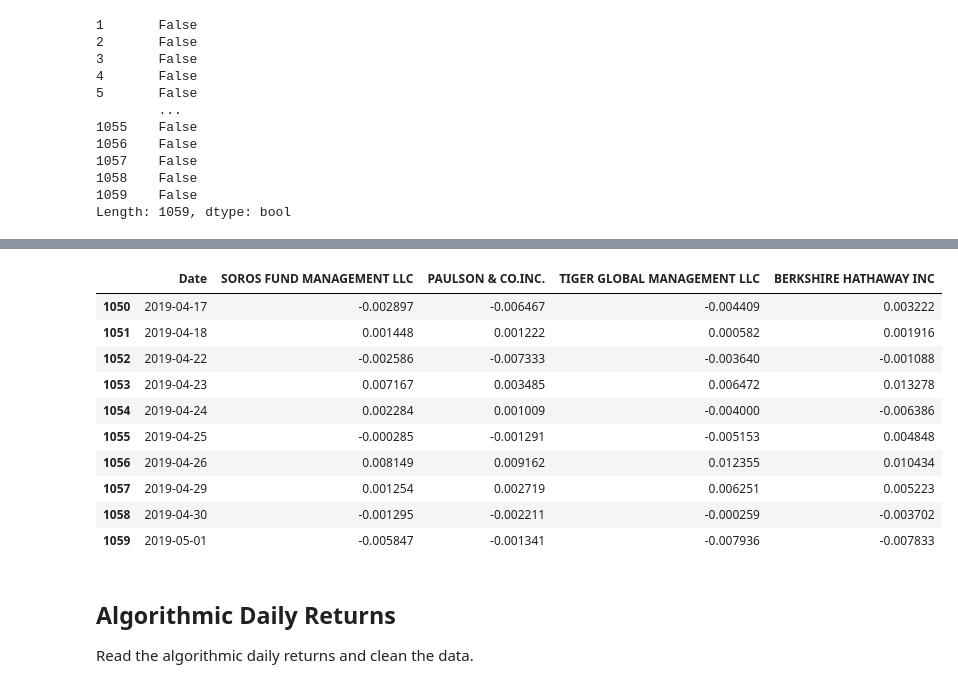
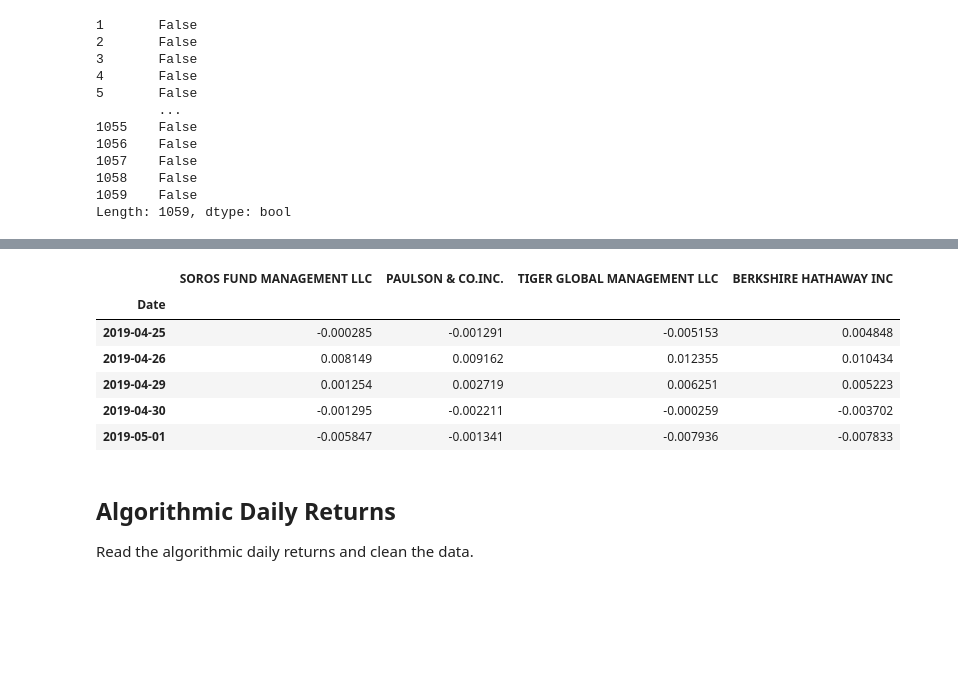
Before and after one commit to charbelnehme/pandas-homework, a Jupyter notebook: Porfolio_analysis.ipynb, the cells around one changed output, grey strips where cells are left out. Cells and saved outputs as stored; diff of their text form; code cells hidden in the pictures; blank space fills up the shorter version.

```diff
--- a/Porfolio_analysis.ipynb
+++ b/Porfolio_analysis.ipynb
@@ -113,3 +114,7 @@ whale_returns_csv.duplicated()
 1058    False
 1059    False
 Length: 1059, dtype: bool
+# %%
+# Set date as the index
+whale_returns_csv.set_index(whale_returns_csv['Date'], inplace=True)
+whale_returns_csv.head()
@@ -115,0 +129,4 @@ Length: 1059, dtype: bool
+# %%
+# Drop extra 'Date' column
+whale_returns_csv.drop(columns=['Date'], inplace=True)
+whale_returns_csv.head()
@@ -134,18 +155,14 @@ whale_returns_csv.head(10)
 # %%
 # Inspect the tail of the revised DataFrame using the 'tail' function
-whale_returns_csv.tail(10)
+whale_returns_csv.tail()
 # %% [output]
-|  | Date | SOROS FUND MANAGEMENT LLC | PAULSON & CO.INC. | TIGER GLOBAL MANAGEMENT LLC | BERKSHIRE HATHAWAY INC |
-| 1050 | 2019-04-17 | -0.002897 | -0.006467 | -0.004409 | 0.003222 |
-| 1051 | 2019-04-18 | 0.001448 | 0.001222 | 0.000582 | 0.001916 |
-| 1052 | 2019-04-22 | -0.002586 | -0.007333 | -0.003640 | -0.001088 |
-| 1053 | 2019-04-23 | 0.007167 | 0.003485 | 0.006472 | 0.013278 |
-| 1054 | 2019-04-24 | 0.002284 | 0.001009 | -0.004000 | -0.006386 |
-| 1055 | 2019-04-25 | -0.000285 | -0.001291 | -0.005153 | 0.004848 |
-| 1056 | 2019-04-26 | 0.008149 | 0.009162 | 0.012355 | 0.010434 |
-| 1057 | 2019-04-29 | 0.001254 | 0.002719 | 0.006251 | 0.005223 |
-| 1058 | 2019-04-30 | -0.001295 | -0.002211 | -0.000259 | -0.003702 |
-| 1059 | 2019-05-01 | -0.005847 | -0.001341 | -0.007936 | -0.007833 |
+|  | SOROS FUND MANAGEMENT LLC | PAULSON & CO.INC. | TIGER GLOBAL MANAGEMENT LLC | BERKSHIRE HATHAWAY INC |
+| Date |  |  |  |  |
+| 2019-04-25 | -0.000285 | -0.001291 | -0.005153 | 0.004848 |
+| 2019-04-26 | 0.008149 | 0.009162 | 0.012355 | 0.010434 |
+| 2019-04-29 | 0.001254 | 0.002719 | 0.006251 | 0.005223 |
+| 2019-04-30 | -0.001295 | -0.002211 | -0.000259 | -0.003702 |
+| 2019-05-01 | -0.005847 | -0.001341 | -0.007936 | -0.007833 |
 # %%
 # Export clean data into CSV file
 # %% [markdown]
```
Also changed, not shown: parts of 38 cells of this notebook, 6 other files.
